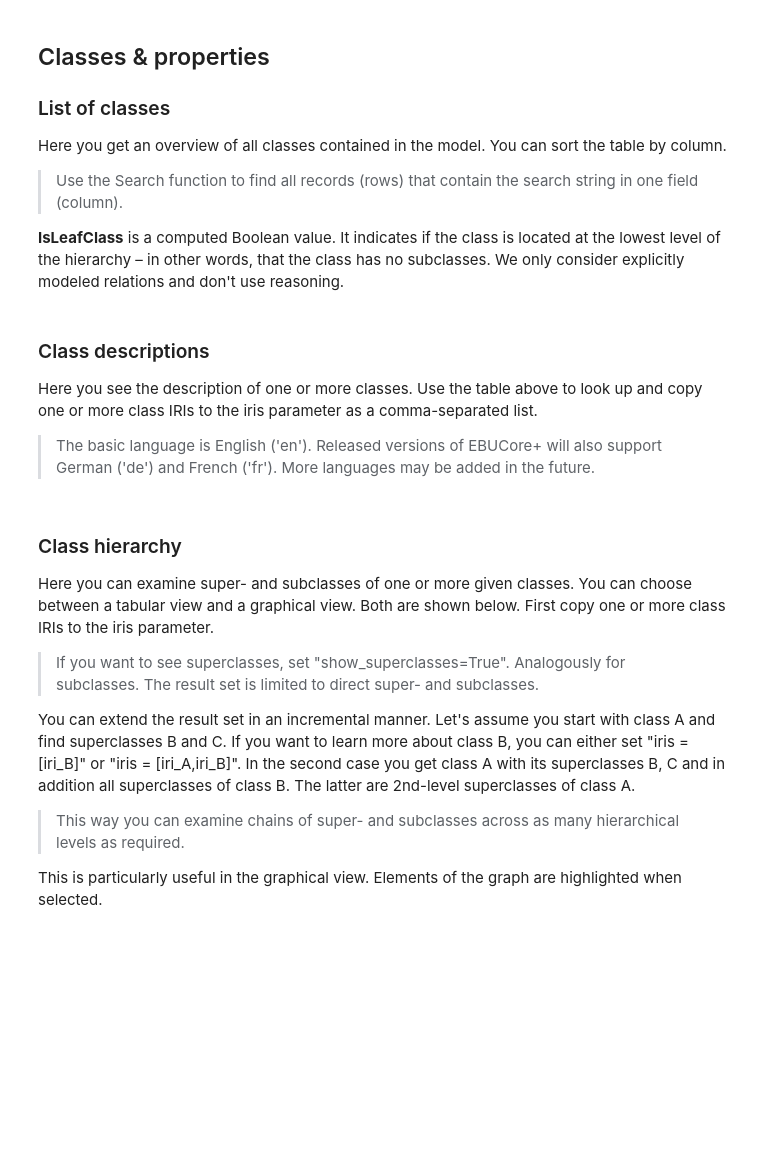
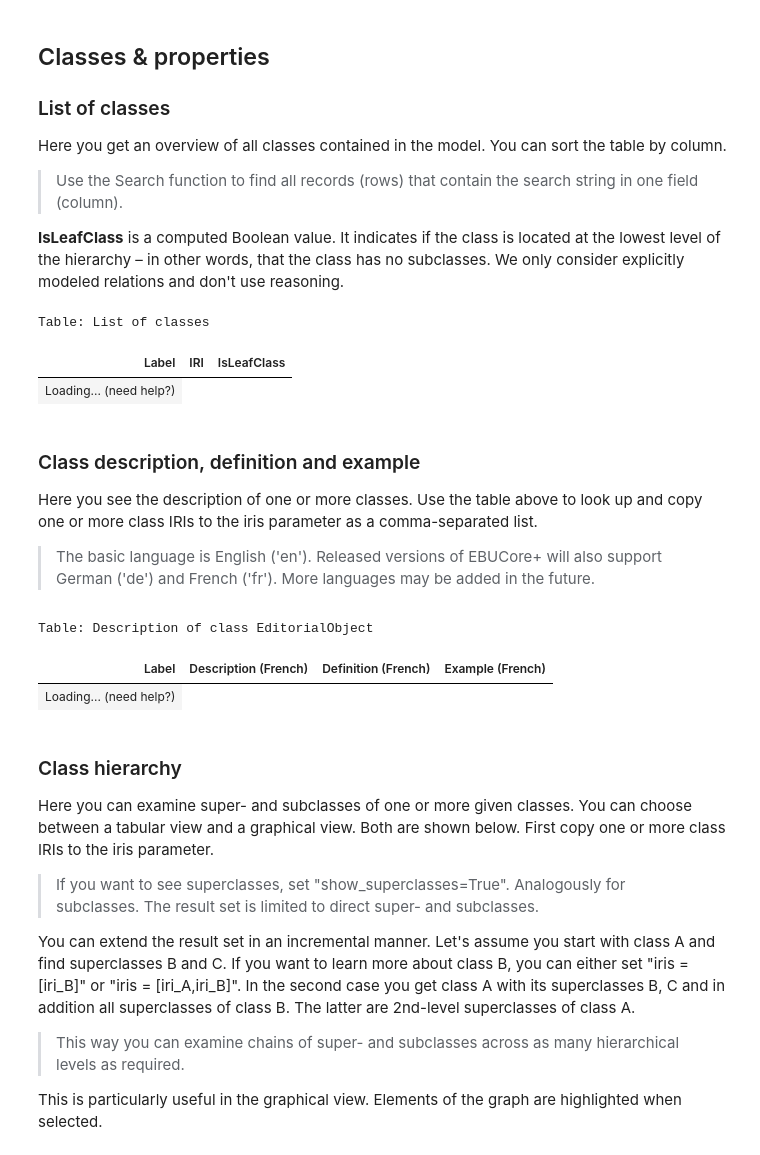
Before and after one commit to ebu/coreplus-demo, a Jupyter notebook: frontend/CDK/Demo-template-for-duplication-do-not-modify.ipynb, the cells around one changed output. Saved outputs shown, nothing was run; the diff lists cells and outputs as text; code cells hidden in the pictures; blank space fills up the shorter version.

```diff
--- a/frontend/CDK/Demo-template-for-duplication-do-not-modify.ipynb
+++ b/frontend/CDK/Demo-template-for-duplication-do-not-modify.ipynb
@@ -45,19 +50,27 @@ Here you get an overview of all classes contained in the model. You can sort the
 __IsLeafClass__ is a computed Boolean value. It indicates if the class is located at the lowest level of the hierarchy – in other words, that the class has no subclasses. We only consider explicitly modeled relations and don't use reasoning.
 # %%
 all_classes_df = get_all_classes(source_df=classes_df,
-                                 language='en',
+                                 language=LANGUAGE,
                                  show_table=True)
+# %% [output]
+Table: List of classes
+| Label | IRI | IsLeafClass |
+| Loading... (need help?) |
 # %% [markdown]
-### Class descriptions
+### Class description, definition and example
 Here you see the description of one or more classes. Use the table above to look up and copy one or more class IRIs to the iris parameter as a comma-separated list.
 
 >The basic language is English ('en'). Released versions of EBUCore+ will also support German ('de') and French ('fr'). More languages may be added in the future.
 # %%
-iris = ['http://www.ebu.ch/metadata/ontologies/ebucore/ebucore#EditorialObject']
+iris = ['http://www.ebu.ch/metadata/ontologies/ebucoreplus#EditorialObject']
 description = get_description(source_df=classes_df,
                               iris=iris,
-                              language='en',
+                              language=LANGUAGE,
                               show_table=True)
+# %% [output]
+Table: Description of class EditorialObject
+| Label | Description (French) | Definition (French) | Example (French) |
+| Loading... (need help?) |
 # %% [markdown]
 ### Class hierarchy
 Here you can examine super- and subclasses of one or more given classes. You can choose between a tabular view and a graphical view. Both are shown below. First copy one or more class IRIs to the iris parameter.
```
Also changed, not shown: parts of 7 cells of this notebook, 3 other files.
